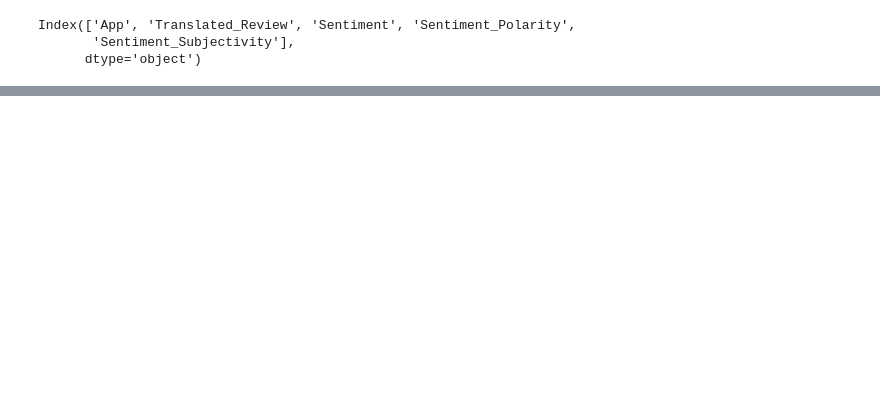
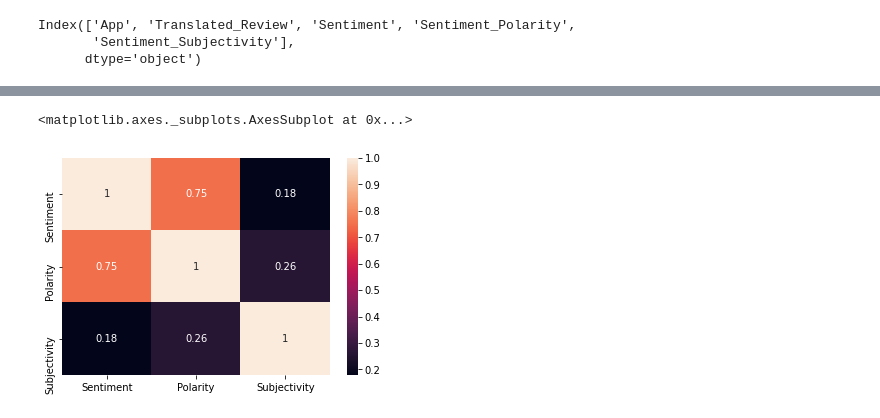
Before and after one commit to raushan9jnv/Raushan_Play_Store_App_Review_Analysis_Capstone_Project, a Jupyter notebook: Raushan_Play_Store_App_Review_Analysis_Capstone_Project.ipynb, the cells around one changed output, grey strips where cells are left out. Cells and saved outputs as stored; diff of their text form; code cells hidden in the pictures; blank space fills up the shorter version.

```diff
--- a/Raushan_Play_Store_App_Review_Analysis_Capstone_Project.ipynb
+++ b/Raushan_Play_Store_App_Review_Analysis_Capstone_Project.ipynb
@@ -35,0 +132,3 @@ Index(['App', 'Translated_Review', 'Sentiment', 'Sentiment_Polarity',
+# %%
+# Drop the column
+df_reviews.drop("Translated_Review", axis=1, inplace=True)
@@ -35,0 +149,3 @@ Index(['App', 'Translated_Review', 'Sentiment', 'Sentiment_Polarity',
+# %%
+# Rename the rest
+df_reviews.columns = ["App", "Sentiment", "Polarity", "Subjectivity"]
@@ -35,0 +157,4 @@ Index(['App', 'Translated_Review', 'Sentiment', 'Sentiment_Polarity',
+# %%
+df_reviews.Sentiment[df_reviews.Sentiment =='Positive'] = 1
+df_reviews.Sentiment[df_reviews.Sentiment =='Negative'] = -1
+df_reviews.Sentiment[df_reviews.Sentiment =='Neutral'] = 0
@@ -35,0 +169,2 @@ Index(['App', 'Translated_Review', 'Sentiment', 'Sentiment_Polarity',
+# %%
+df_reviews['Sentiment'] = df_reviews['Sentiment'].astype('int')
@@ -35,0 +192,5 @@ Index(['App', 'Translated_Review', 'Sentiment', 'Sentiment_Polarity',
+# %%
+sns.heatmap(df_reviews.corr(),annot=True)
+# %% [output]
+<matplotlib.axes._subplots.AxesSubplot at 0x...>
+[figure, added]
```
Also changed, not shown: parts of 45 cells of this notebook.
